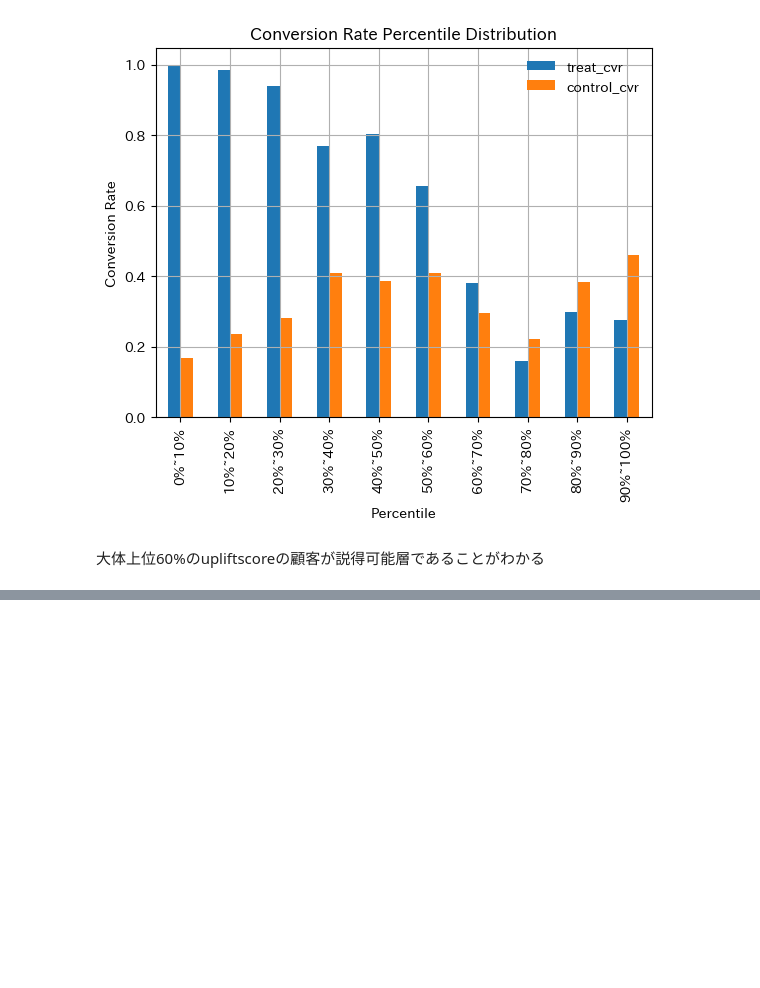
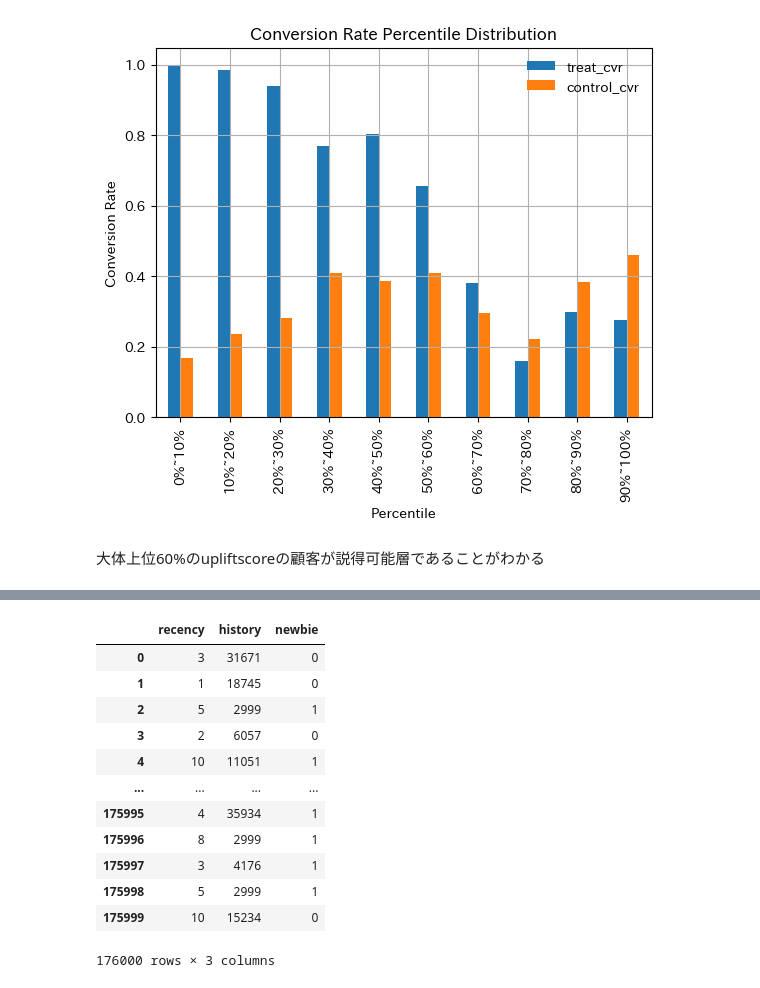
Before and after one commit to Lisankk/Dirisl_Phase2_PJT, a Jupyter notebook: calculate_auuc_ipynb_のコピー.ipynb, the cells around one changed output, grey strips where cells are left out. Drawn from its saved outputs; the diff is of its cells as text; code cells hidden in the pictures; blank space fills up the shorter version.

```diff
--- a/calculate_auuc_ipynb_のコピー.ipynb
+++ b/calculate_auuc_ipynb_のコピー.ipynb
@@ -448,0 +496,16 @@ plt.show()
+# %%
+df_all_X_test
+# %% [output]
+|  | recency | history | newbie |
+| 0 | 3 | 31671 | 0 |
+| 1 | 1 | 18745 | 0 |
+| 2 | 5 | 2999 | 1 |
+| 3 | 2 | 6057 | 0 |
+| 4 | 10 | 11051 | 1 |
+| ... | ... | ... | ... |
+| 175995 | 4 | 35934 | 1 |
+| 175996 | 8 | 2999 | 1 |
+| 175997 | 3 | 4176 | 1 |
+| 175998 | 5 | 2999 | 1 |
+| 175999 | 10 | 15234 | 0 |
+176000 rows × 3 columns
```
Also changed, not shown: parts of 22 cells of this notebook.
